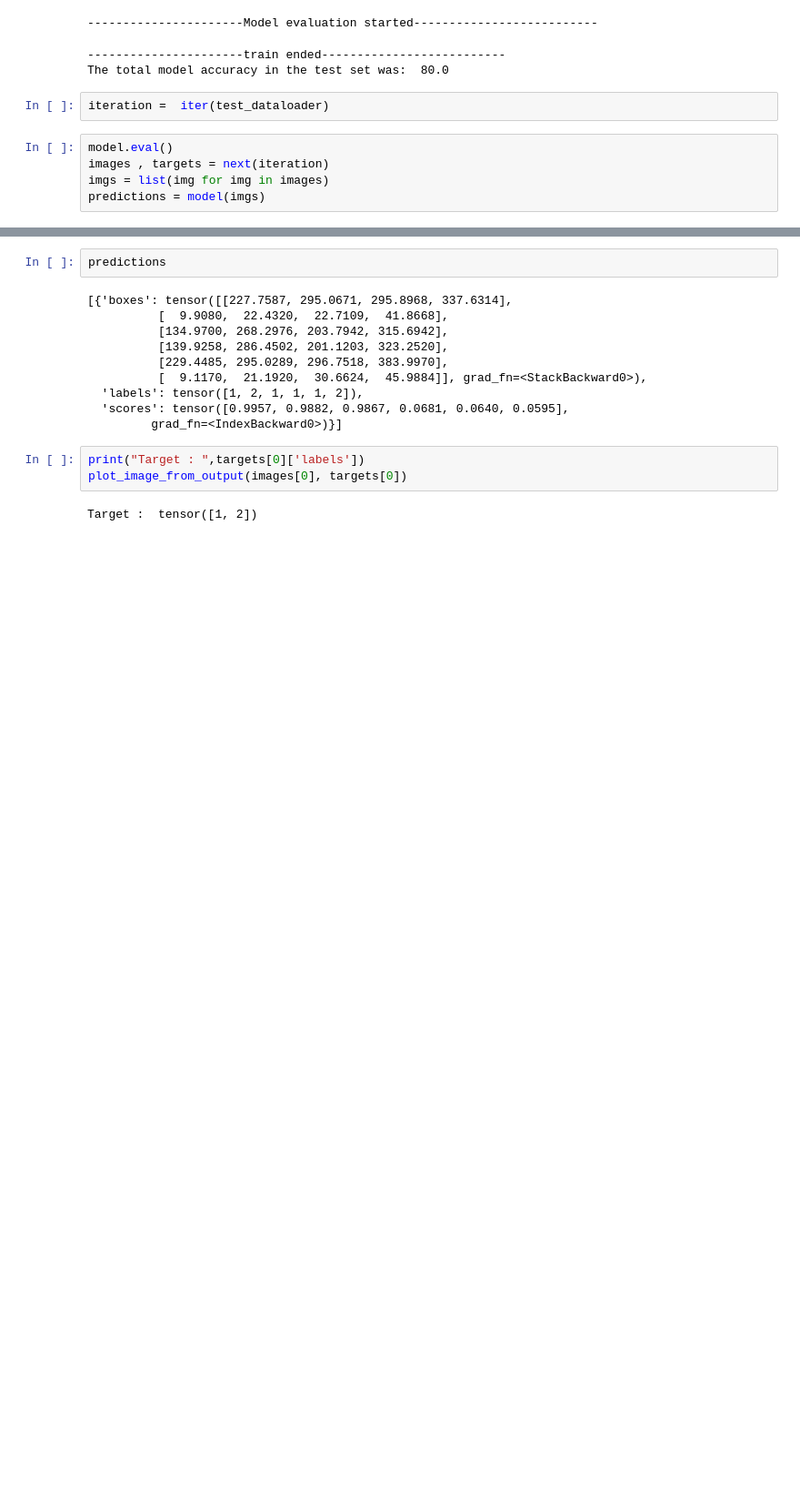
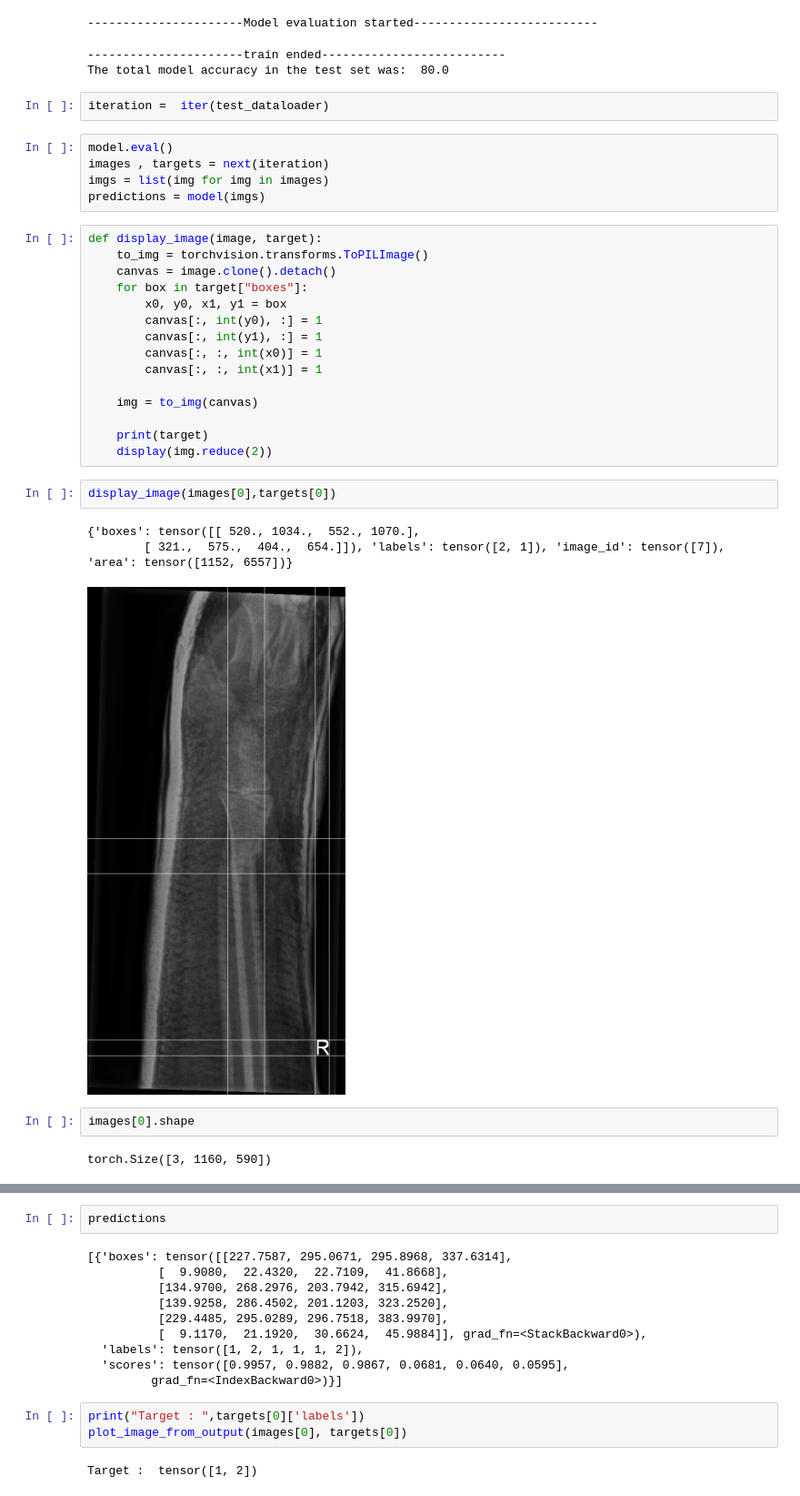
Before and after one commit to Spyros-Vl/master_thesis_dtu, a Jupyter notebook: notebooks/model_test.ipynb, the cells around one changed output, grey strips where cells are left out. Shown at 91% size. Cells and saved outputs as stored; diff of their text form; blank space fills up the shorter version.

```diff
--- a/notebooks/model_test.ipynb
+++ b/notebooks/model_test.ipynb
@@ -197,3 +197,28 @@ model.eval()
 images , targets = next(iteration)
 imgs = list(img for img in images)
 predictions = model(imgs)
+# %%
+def display_image(image, target):
+    to_img = torchvision.transforms.ToPILImage()
+    canvas = image.clone().detach()
+    for box in target["boxes"]:
+        x0, y0, x1, y1 = box
+        canvas[:, int(y0), :] = 1
+        canvas[:, int(y1), :] = 1
+        canvas[:, :, int(x0)] = 1
+        canvas[:, :, int(x1)] = 1
+
+    img = to_img(canvas)
+
+    print(target)
+    display(img.reduce(2))
+# %%
+display_image(images[0],targets[0])
+# %% [output]
+{'boxes': tensor([[ 520., 1034.,  552., 1070.],
+        [ 321.,  575.,  404.,  654.]]), 'labels': tensor([2, 1]), 'image_id': tensor([7]), 'area': tensor([1152, 6557])}
+[figure, added]
+# %%
+images[0].shape
+# %% [output]
+torch.Size([3, 1160, 590])
```
Also changed, not shown: parts of 1 cell of this notebook, 3 other files.
